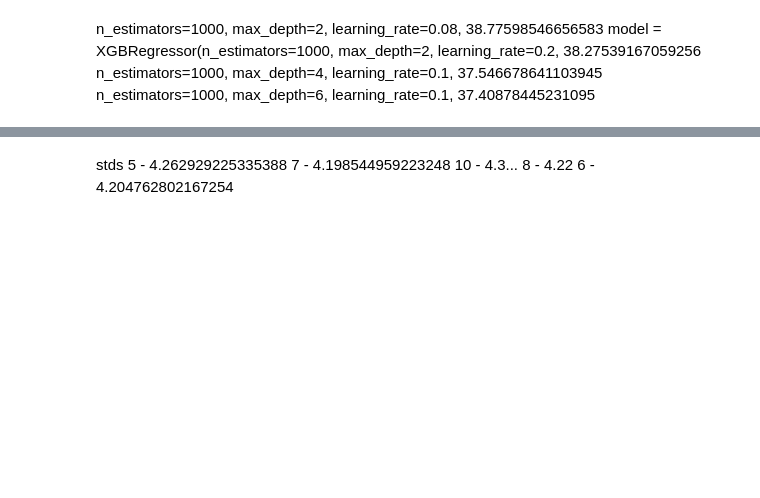
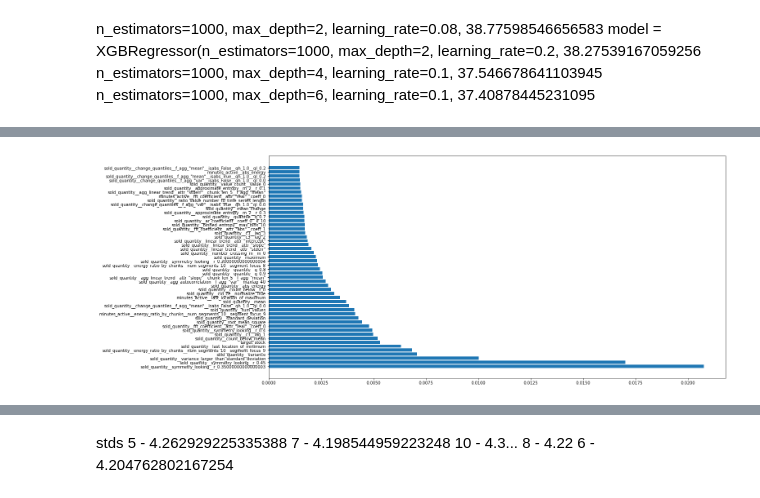
Before and after one commit to eduagarcia/meli-challenge-2021, a Jupyter notebook: predict_test.ipynb, the cells around one changed output, grey strips where cells are left out. Cells and saved outputs as stored; diff of their text form; code cells hidden in the pictures; blank space fills up the shorter version.

```diff
--- a/predict_test.ipynb
+++ b/predict_test.ipynb
@@ -363,0 +399,10 @@ plt.show()
+# %%
+from matplotlib import pyplot as plt
+fig, ax = plt.subplots(figsize=(20, 10))
+#features_importances = model.estimators_[-1].feature_importances_
+features_importances = model.feature_importances_
+sort = np.flip(np.argsort(features_importances))[0:50]
+ax.barh(np.array(features + ['target_stock'])[sort], features_importances[sort])
+plt.show()
+# %% [output]
+[figure, added]
```
Also changed, not shown: parts of 24 cells of this notebook, 14 other files.
